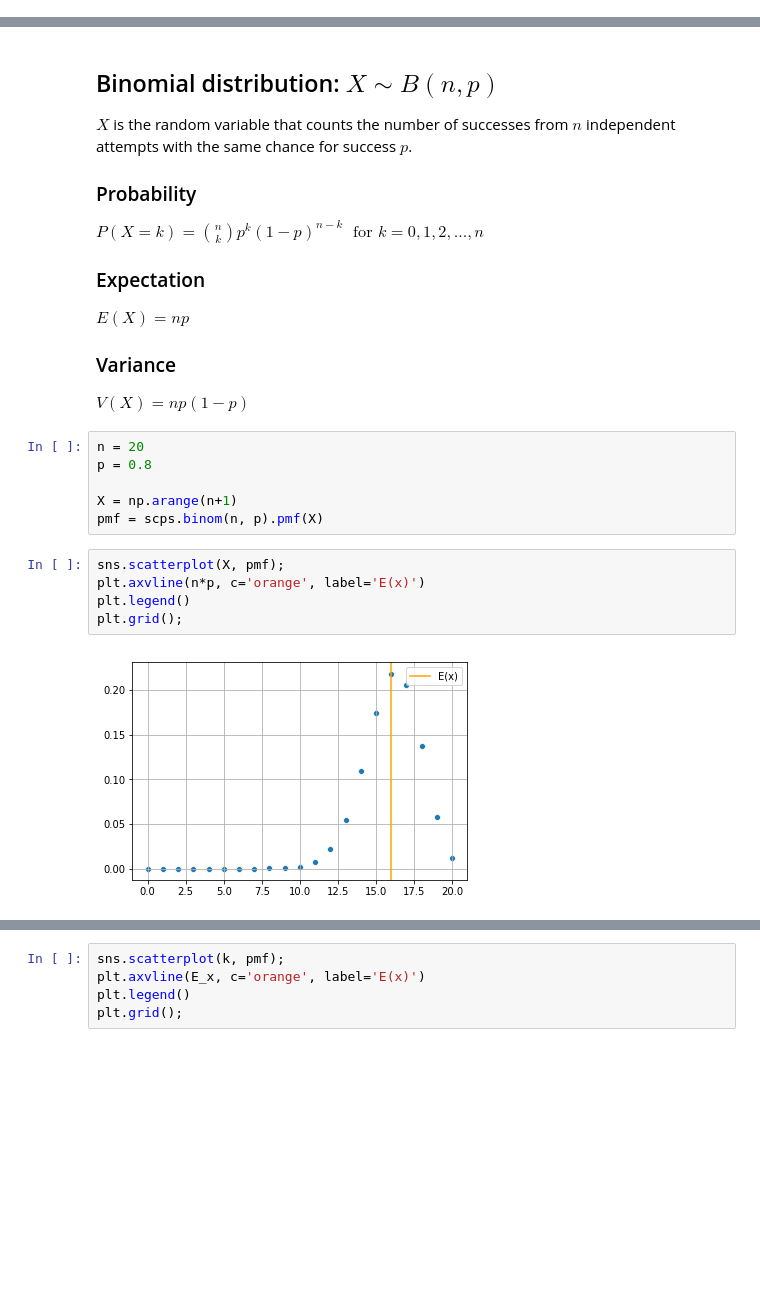
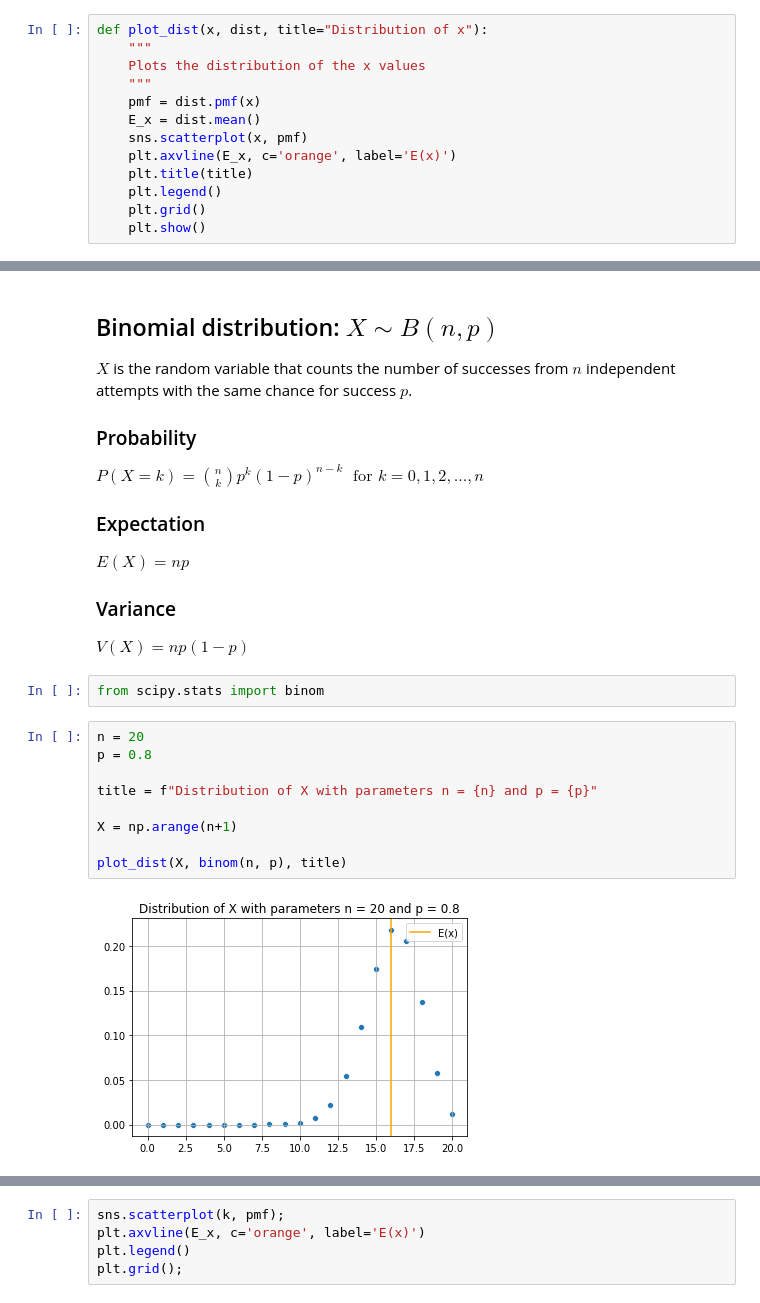
Before and after one commit to eytanohana/Data-Science-and-Statistics, a Jupyter notebook: Distributions.ipynb, the cells around one changed output, grey strips where cells are left out. Drawn from its saved outputs; the diff is of its cells as text; blank space fills up the shorter version.

```diff
--- a/Distributions.ipynb
+++ b/Distributions.ipynb
@@ -7,6 +7,19 @@ import seaborn as sns
 from scipy import stats as scps
 
 %matplotlib inline
+# %%
+def plot_dist(x, dist, title="Distribution of x"):
+    """
+    Plots the distribution of the x values
+    """
+    pmf = dist.pmf(x)
+    E_x = dist.mean()
+    sns.scatterplot(x, pmf)
+    plt.axvline(E_x, c='orange', label='E(x)')
+    plt.title(title)
+    plt.legend()
+    plt.grid()
+    plt.show()
 # %% [markdown]
 # Discrete distributions
 # %% [markdown]
@@ -49,19 +62,19 @@ $E(X) = np$
 
 ### Variance
 $V(X) = np(1-p)$
+# %%
+from scipy.stats import binom
 # %%
 n = 20
 p = 0.8
 
+title = f"Distribution of X with parameters n = {n} and p = {p}"
+
 X = np.arange(n+1)
-pmf = scps.binom(n, p).pmf(X)
+
+plot_dist(X, binom(n, p), title)
+# %% [output]
+[figure, added]
-# %%
-sns.scatterplot(X, pmf);
-plt.axvline(n*p, c='orange', label='E(x)')
-plt.legend()
-plt.grid();
-# %% [output]
-[figure, removed]
 # %%
 n = 20
 p = 0.2
```
Also changed, not shown: parts of 6 cells of this notebook.
